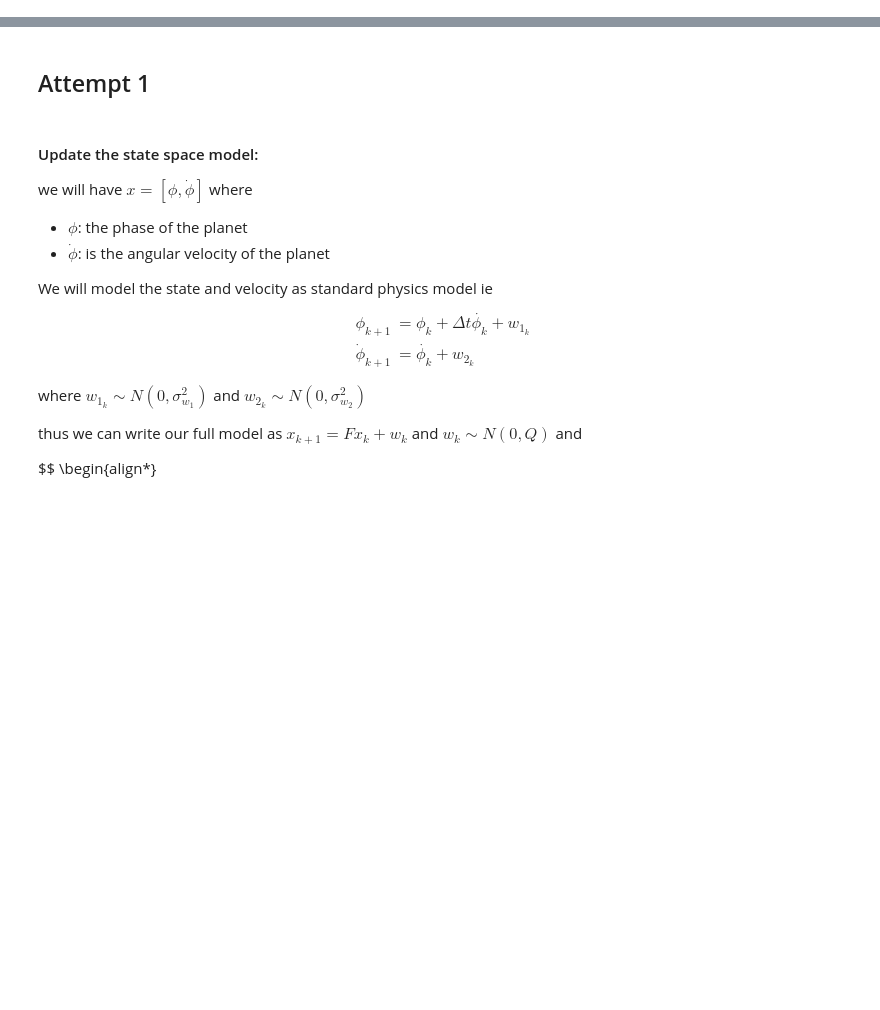
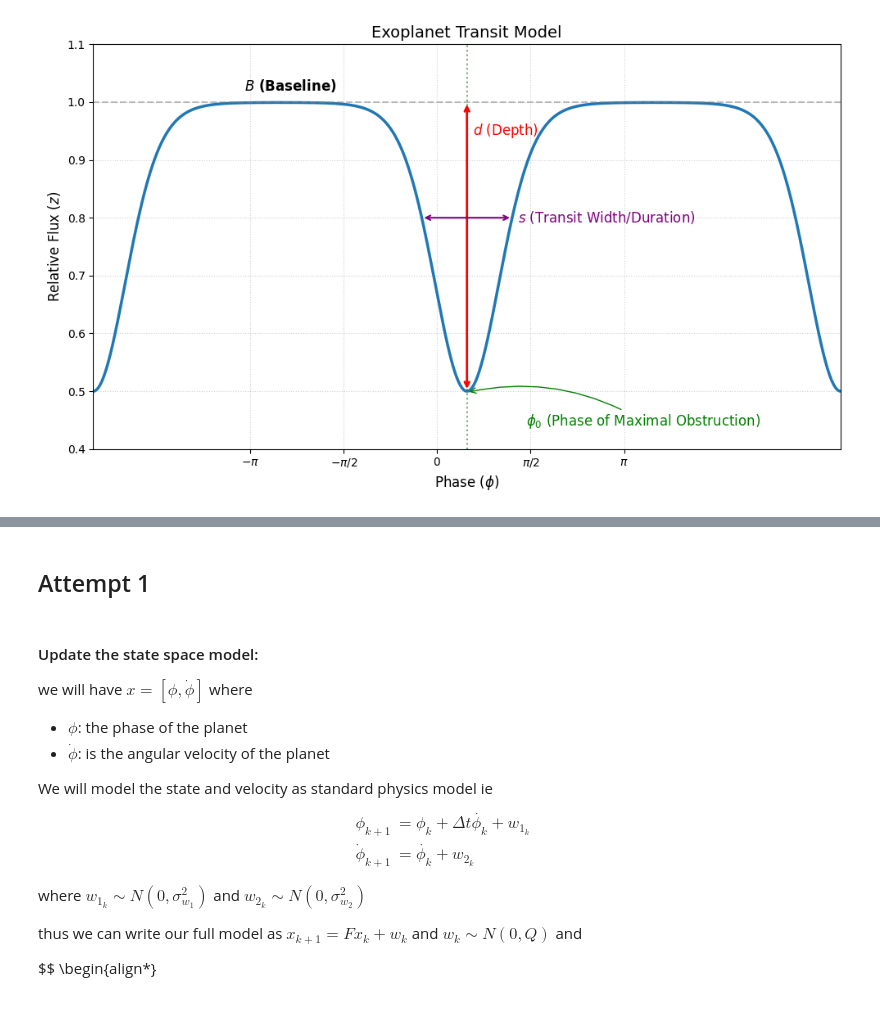
Before and after one commit to Jaredwinn77/ACME_VOL3_PLANET_FINDER, a Jupyter notebook: UnscentedKalman.ipynb, the cells around one changed output, grey strips where cells are left out. Saved outputs shown, nothing was run; the diff lists cells and outputs as text; code cells hidden in the pictures; blank space fills up the shorter version.

```diff
--- a/UnscentedKalman.ipynb
+++ b/UnscentedKalman.ipynb
@@ -5,4 +5,79 @@ from filterpy.kalman import MerweScaledSigmaPoints
 import jax
 import joblib
 from matplotlib import pyplot as plt
+# %%
+def transit_model(x, B, d, s, phi0):
+    """
+    B: Baseline flux
+    d: Depth of drop
+    s: Duration/Width parameter
+    phi0: Phase of maximal obstruction
+    """
+    return B - d * np.exp((-1 + np.cos(x - phi0)) / s)
+
+# Define parameters for a clear visualization
+B = 1.0
+d = 0.5
+s = 0.3
+phi0 = 0.5  # Centered at 0.5 for visual clarity
+
+# Generate x values from -pi to pi
+x = np.linspace(2 * -np.pi + phi0, 2 * np.pi + phi0, 2000)
+y = transit_model(x, B, d, s, phi0)
+
+plt.figure(figsize=(10, 6))
+plt.plot(x, y, color='#1f77b4', linewidth=2.5, label='Light Curve Model')
+
+# --- Annotating Constants ---
+
+# 1. B: Average Flux (Baseline)
+plt.axhline(B, color='gray', linestyle='--', alpha=0.5)
+plt.text(-np.pi - 0.1, B + 0.02, r'$B$ (Baseline)', fontsize=12, fontweight='bold')
+
+# 2. d: Depth of drop
+# We draw a vertical arrow from the baseline to the minimum
+y_min = B - d
+plt.annotate('', xy=(phi0, y_min), xytext=(phi0, B),
+             arrowprops=dict(arrowstyle='<->', color='red', lw=2))
+plt.text(phi0 + 0.1, B - 0.05, r'$d$ (Depth)', color='red', fontsize=12, va='center')
+
+# 3. phi0: Phase of maximal obstruction (Center of the dip)
+plt.axvline(phi0, color='green', linestyle=':', alpha=0.6)
+plt.annotate(r'$\phi_0$ (Phase of Maximal Obstruction)', xy=(phi0, y_min - 0.002),
+             xytext=(phi0 + 1, y_min - 0.06),
+             arrowprops=dict(arrowstyle='->', connectionstyle="arc3,rad=.2", color='green'),
+             fontsize=12, color='green')
+
+# 4. s: Duration/Width
+# The 's' parameter controls the 'tightness' of the exponential.
+# We label the width of the dip to illustrate its effect.
+y_target=0.8
+val_inside_arccos = 1 + s * np.log((B - y_target) / d)
+delta_x = np.arccos(val_inside_arccos)
+
+x_left = phi0 - delta_x
+x_right = phi0 + delta_x
+
+# 3. Draw the width arrow at the target y level
+plt.annotate('', xy=(x_left, y_target), xytext=(x_right, y_target),
+             arrowprops=dict(arrowstyle='<->', color='purple', lw=1.5))
+
+# 4. Place text "off to the side" (to the right of the arrow)
+plt.text(x_right + 0.1, y_target, r'$s$ (Transit Width/Duration)',
+         color='purple', fontsize=12, va='center', ha='left')
+
+# Formatting the Plot
+plt.ylim(B - d - 0.1, B + 0.1)
+plt.xlim(-2 * np.pi + phi0, 2 * np.pi + phi0)
+plt.xticks([-np.pi, -np.pi/2, 0, np.pi/2, np.pi],
+           [r'$-\pi$', r'$-\pi/2$', r'$0$', r'$\pi/2$', r'$\pi$'])
+plt.xlabel('Phase ($\\phi$)', fontsize=12)
+plt.ylabel('Relative Flux ($z$)', fontsize=12)
+plt.title('Exoplanet Transit Model', fontsize=14)
+plt.grid(True, linestyle=':', alpha=0.6)
+
+plt.tight_layout()
+plt.savefig('transit_plot.png')
+# %% [output]
+[figure, added]
 # %%
```
Also changed, not shown: parts of 3 cells of this notebook, 2 other files.
